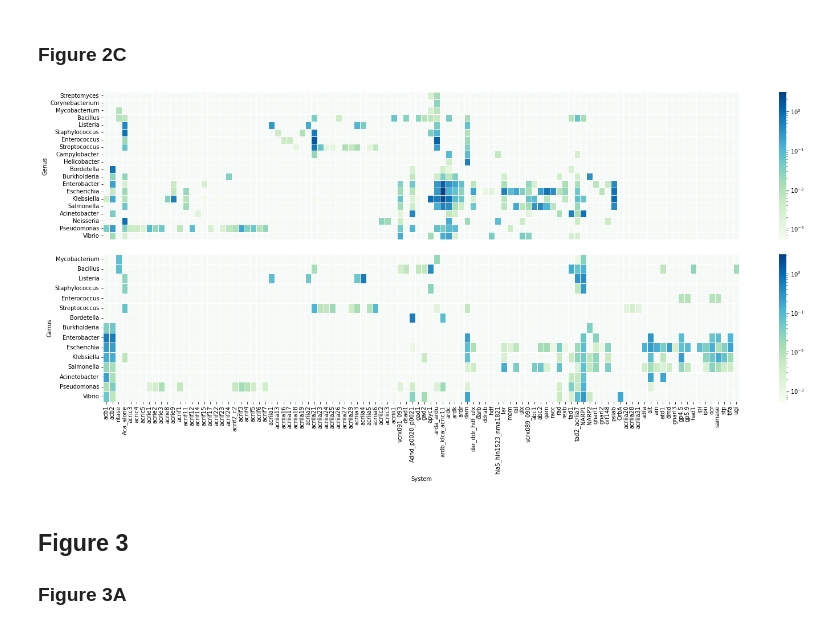
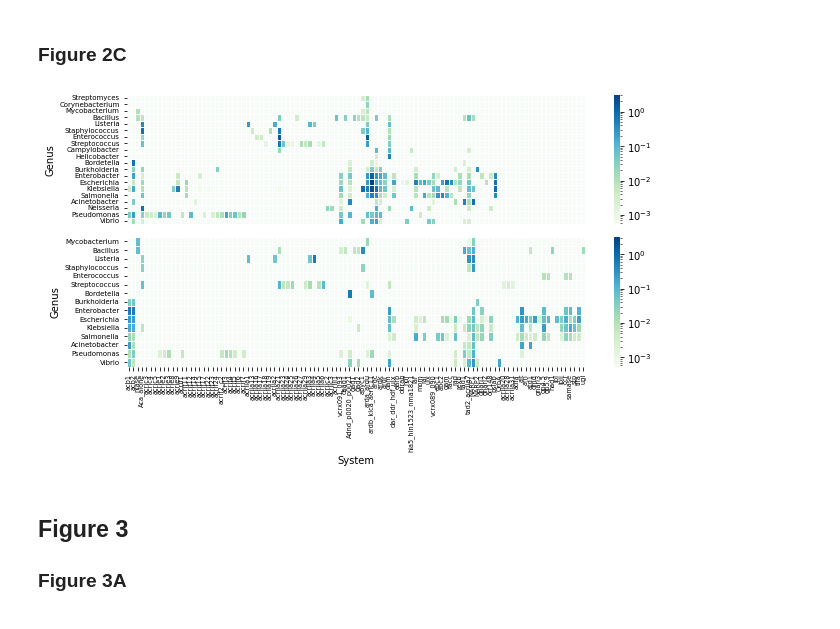
Before and after one commit to mdmparis/antidefensefinder_2024, a Jupyter notebook: 02_Analysis_figure.ipynb, the cells around one changed output. Saved outputs shown, nothing was run; the diff lists cells and outputs as text; code cells hidden in the pictures.

```diff
--- a/02_Analysis_figure.ipynb
+++ b/02_Analysis_figure.ipynb
@@ -101,31 +101,36 @@ phage_plot_wide=phage_plot.pivot_table(index='Genus_source',columns='System',val
 # %%
 nb_sys
 phage_plot['Type']='Phage'
 nb_sys['Type']='Bacteria'
 all_res=pd.concat([nb_sys.rename({'Mean_per_genus':'Mean_per_genome'},axis=1),phage_plot.rename({'Genus_source':'Genus','Mean_per_phage':'Mean_per_genome','Nb_source':'Nb_genus'},axis=1)])
 all_res_wide=all_res.pivot_table(index=['Genus','Type'],columns=['System'],values=['Mean_per_genome']).fillna(0).droplevel(0,axis=1).reset_index()
-# all_res_wide=all_res_wide.droplevel(0,axis=1)
 order_columns=all_res.sort_values(["Activity",'System']).drop_duplicates('System').System
+order_phylum=phylo.loc[(phylo.Genus.isin(all_res.Genus))].sort_values(['Phylum','Order','Class','Family','Genus']).drop_duplicates('Genus').Genus
 
-order_phylum=phylo.loc[phylo.Genus.isin(all_res.Genus)].sort_values(['Phylum','Order','Class','Family','Genus']).drop_duplicates('Genus').Genus
+sns.set_style(rc = {'axes.facecolor': '#f7fbf8'})
 
-sns.set_style(rc = {'axes.facecolor': '#F6FAF7'})
-fig,ax=plt.subplots(2,1,figsize=(25,10))
+cm=1/2.54
+
+fig,ax=plt.subplots(2,1,figsize=(26.1*cm,12.7*cm))
 res_bact=all_res_wide.loc[all_res_wide.Type=='Bacteria'].drop(columns=['Type']).set_index('Genus')[order_columns]
-sns.heatmap(res_bact.loc[order_phylum],ax=ax[0],cmap='GnBu',norm=LogNorm(vmin=all_res.Mean_per_genome.min(), vmax=all_res.Mean_per_genome.max()),linecolor='white',linewidths=1)
+sns.heatmap(res_bact.loc[order_phylum],ax=ax[0],cmap='GnBu',norm=LogNorm(vmin=all_res.Mean_per_genome.min(), vmax=all_res.Mean_per_genome.max()),linecolor='white',linewidths=1,yticklabels=True,xticklabels=True)
 
 res_phage=all_res_wide.loc[all_res_wide.Type=='Phage'].drop(columns=['Type']).set_index('Genus')[order_columns]
 order_phylum_phage=phylo.loc[phylo.Genus.isin(res_phage.index)].sort_values(['Phylum','Order','Class','Family','Genus']).drop_duplicates('Genus').Genus
 
-sns.heatmap(res_phage.loc[order_phylum_phage],ax=ax[1],cmap='GnBu',norm=LogNorm(vmin=all_res.Mean_per_genome.min(), vmax=all_res.Mean_per_genome.max()),linecolor='white',linewidths=1)
+sns.heatmap(res_phage.loc[order_phylum_phage],ax=ax[1],cmap='GnBu',norm=LogNorm(vmin=all_res.Mean_per_genome.min(), vmax=all_res.Mean_per_genome.max()),linecolor='white',linewidths=1,yticklabels=True,xticklabels=True)
 ax[0].set_xticks([])
 ax[0].set_xlabel(None)
+ax[0].set_yticklabels(ax[0].get_yticklabels(),fontsize=7)
+ax[1].set_yticklabels(ax[1].get_yticklabels(),fontsize=7)
+ax[1].set_xticklabels(ax[1].get_xticklabels(),fontsize=6.5)
+
 plt.subplots_adjust(hspace=0.1)
 plt.rcParams['pdf.fonttype'] = 42
 plt.savefig('results/figures/Figure2C.pdf',format='pdf',bbox_inches='tight')
 plt.show()
 # %% [output]
-[figure, old version]
+[figure, new version]
 # %% [markdown]
 ## Figure 3
 
```
Also changed, not shown: parts of 14 cells of this notebook, 13 other files.
